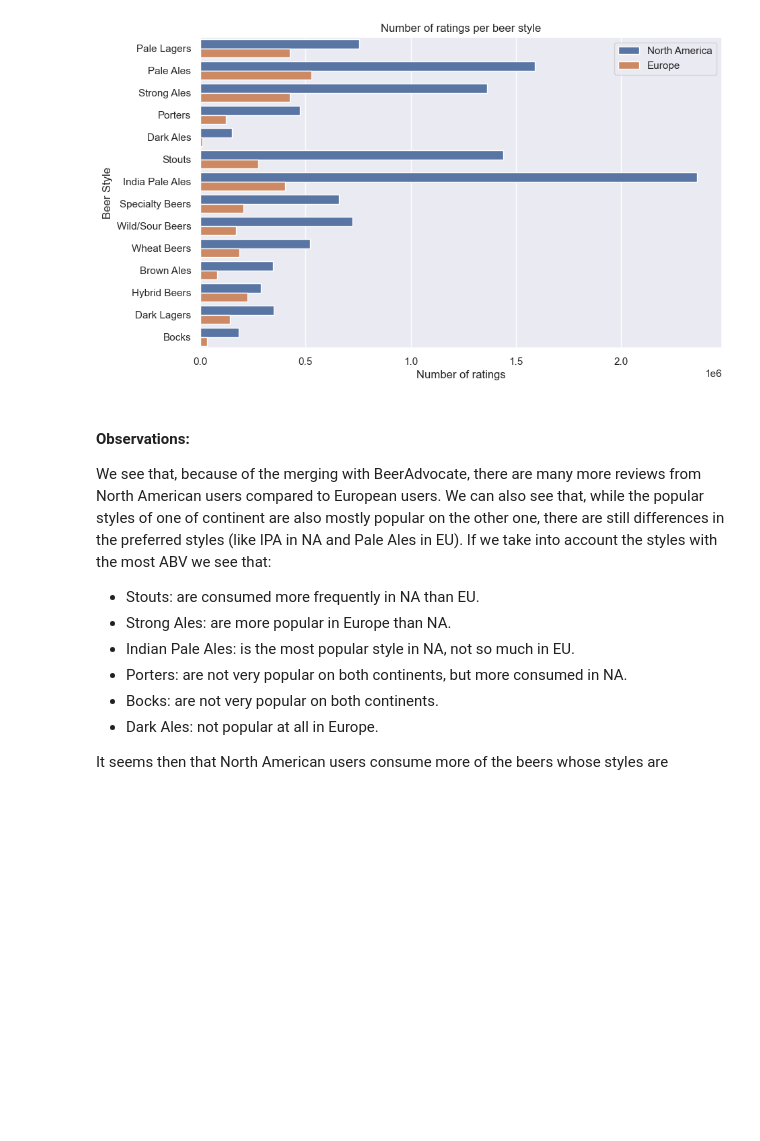
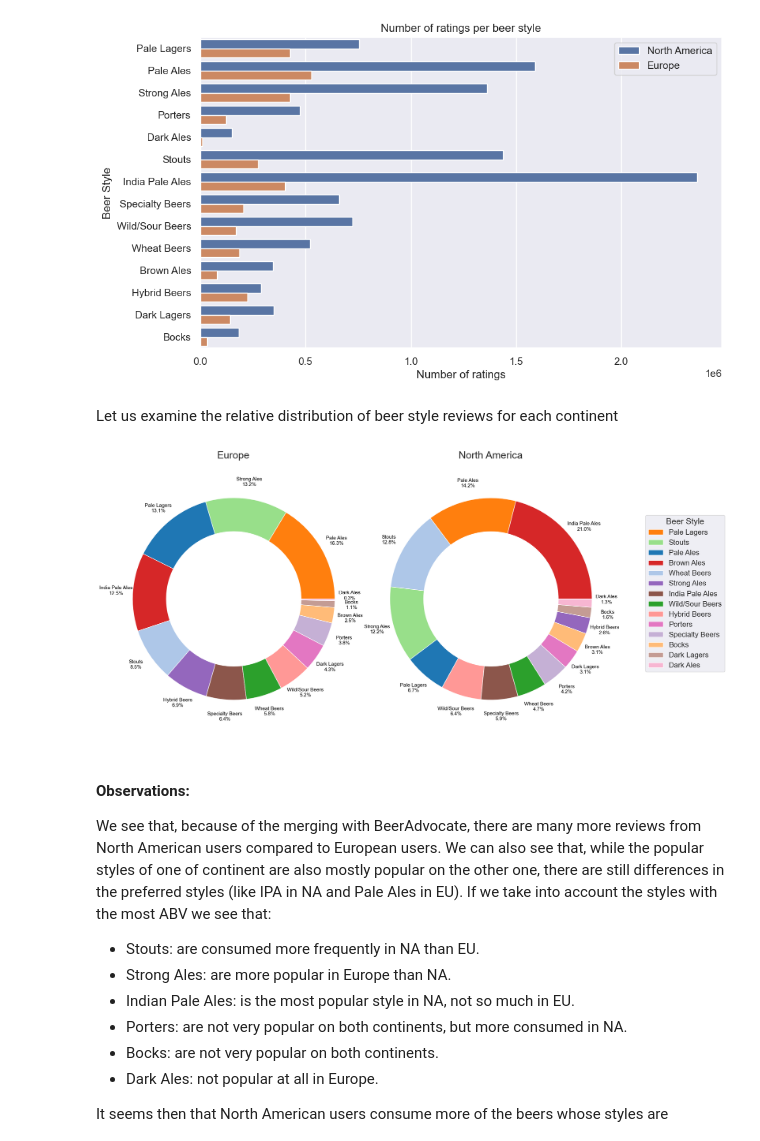
Before and after one commit to epfl-ada/ada-2023-project-welovepandas, a Jupyter notebook: p3_notebook.ipynb, the cells around one changed output. Drawn from its saved outputs; the diff is of its cells as text; code cells hidden in the pictures; blank space fills up the shorter version.

```diff
--- a/p3_notebook.ipynb
+++ b/p3_notebook.ipynb
@@ -583,8 +583,66 @@ ax.set(title='Number of ratings per beer style',
  Text(0.5, 0, 'Number of ratings'),
  Text(0, 0.5, 'Beer Style')]
 [figure]
+# %% [markdown]
+Let us examine the relative distribution of beer style reviews for each continent
 # %%
-# TODO: PUT PIE CHART HERE
+# create new df with normalised rating, color and style per continent
+EU_pie = ratings_df.query("eu_na == 'Europe'").groupby('style')['rating'].count().reset_index()
+
+# order w.r.t hue_order_styles and add color
+EU_pie = EU_pie.set_index('style').reindex(hue_order_styles).reset_index()
+EU_pie['color'] = [palette[x] for x in range(len(hue_order_styles))]
+
+# repeat for North America
+NA_pie = ratings_df.query("eu_na == 'North America'").groupby('style')['rating'].count().reset_index()
+NA_pie = NA_pie.set_index('style').reindex(hue_order_styles).reset_index()
+NA_pie['color'] = [palette[x] for x in range(len(hue_order_styles))]
+
+# sort by rating count
+EU_pie = EU_pie.sort_values(by='rating', ascending=False)
+NA_pie = NA_pie.sort_values(by='rating', ascending=False)
+# %%
+fig, axes = plt.subplots(1, 2, figsize=(16, 9))
+
+def draw_pie_with_legend(ax, data, title):
+    """
+    Draw a pie chart as donut
+    :param ax: matplotlib.axes.Axes object
+    :param data: pandas.DataFrame
+    :param title: str
+    :return: None
+    """
+
+    wedges, texts, autotexts = ax.pie(data['rating'], autopct='', startangle=0, colors=data['color'], labels=None,
+                                      wedgeprops=dict(width=0.3, edgecolor='w'), radius=.9)
+    ax.axis('equal')
+    # Draw arrows/boxes with beer style name and percentage outside the chart
+    radius = 1.05
+    for i, (wedge, label, pct) in enumerate(zip(wedges, data['style'], autotexts)):
+        angle = (wedge.theta2 + wedge.theta1) / 2
+        x = radius * np.cos(np.radians(angle))
+        y = radius * np.sin(np.radians(angle))
+        frac = data.rating.iloc[i] / data.rating.sum()
+        if label == 'Dark Ales':
+            ax.text(x-0.02, y+0.038, f"{label}\n{frac:.1%}", ha='center', va='center', fontsize=11, color='black')
+        else:
+            ax.text(x, y, f"{label}\n{frac:.1%}", ha='center', va='center', fontsize=11, color='black')
+
+    ax.set_title(title, fontsize=22)
+
+# Draw pie charts for Europe and North America
+draw_pie_with_legend(axes[0], EU_pie, 'Europe')
+draw_pie_with_legend(axes[1], NA_pie, 'North America')
+
+# Create a legend outside the subplots
+
+legend = fig.legend(hue_order_styles, loc='center right', bbox_to_anchor=(1.2, 0.5), fontsize=16, title='Beer Style')
+legend.get_title().set_fontsize(18)
+
+plt.tight_layout()
+plt.show()
+# %% [output]
+[figure, added]
 # %% [markdown]
 #### Observations:
 
```
Also changed, not shown: parts of 15 cells of this notebook.
